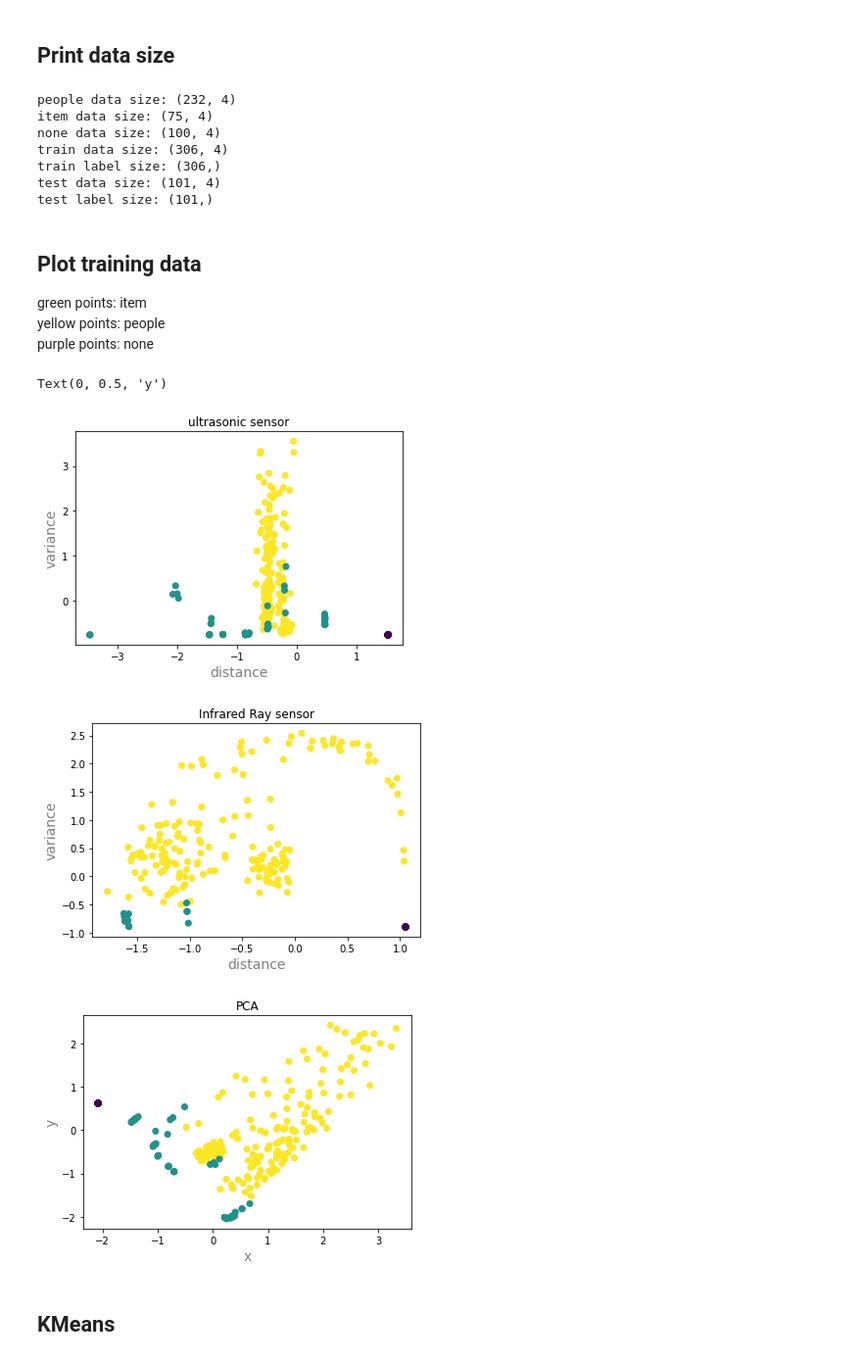
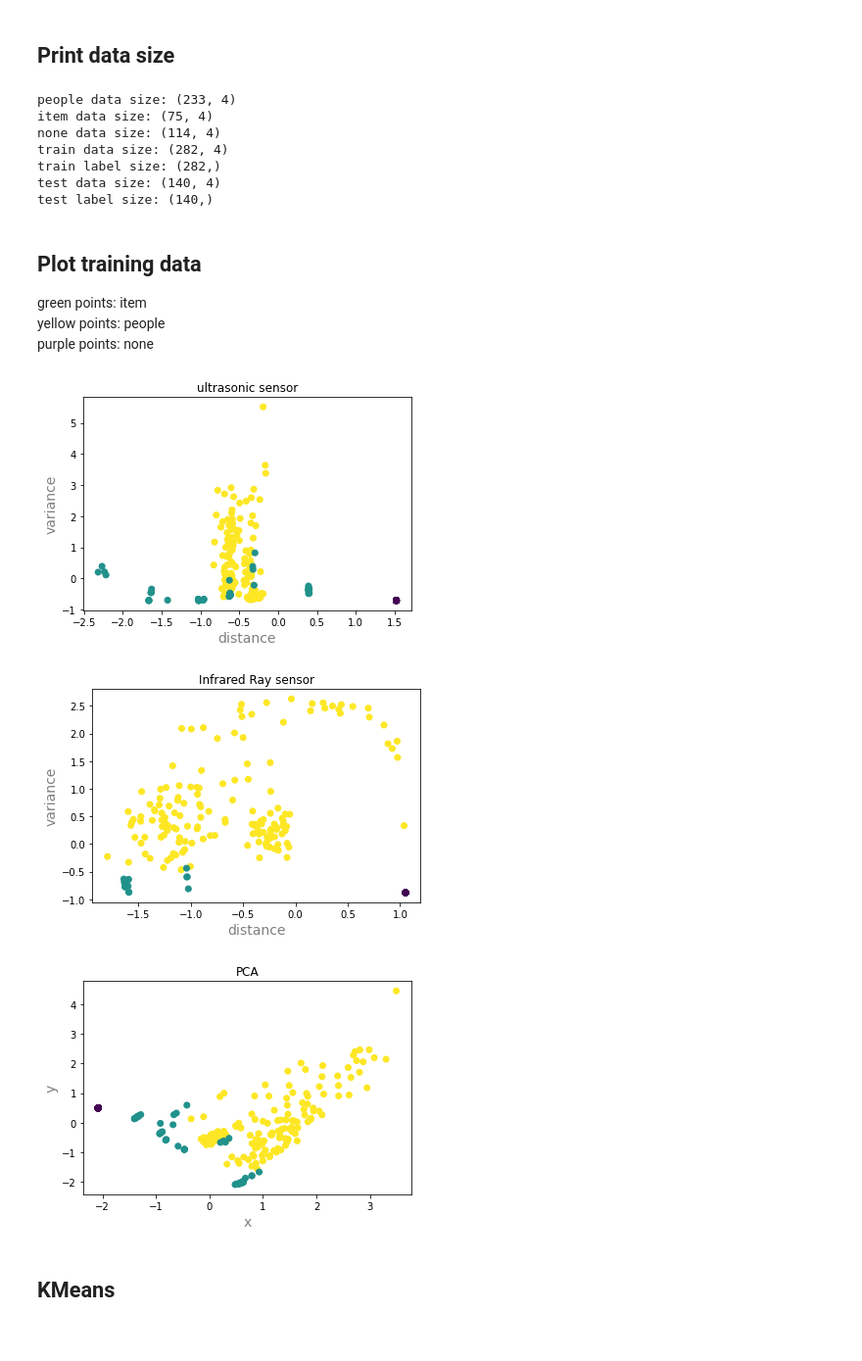
Before and after one commit to GarboLou/SeatU, a Jupyter notebook: src/data/model.ipynb, the cells around one changed output. Shown: that part at 98% size. Cells and saved outputs as stored; diff of their text form; code cells hidden in the pictures.

```diff
--- a/src/data/model.ipynb
+++ b/src/data/model.ipynb
@@ -12,7 +12,7 @@ import pickle
 # %% [output]
 Populating the interactive namespace from numpy and matplotlib
 # %%
-TRAIN_TEST_RATIO = 4
+TRAIN_TEST_RATIO = 3
 # %% [markdown]
 ## Get data
 # %%
@@ -67,13 +67,13 @@ print ("train label size:",np.shape(train_label))
 print("test data size:", np.shape(test_data))
 print ("test label size:",np.shape(test_label))
 # %% [output]
-people data size: (232, 4)
+people data size: (233, 4)
 item data size: (75, 4)
-none data size: (100, 4)
-train data size: (306, 4)
-train label size: (306,)
-test data size: (101, 4)
-test label size: (101,)
+none data size: (114, 4)
+train data size: (282, 4)
+train label size: (282,)
+test data size: (140, 4)
+test label size: (140,)
 # %% [markdown]
 ## Plot training data
 green points: item
@@ -82,25 +82,28 @@ purple points: none
 # %%
 # print (train_data)
 scatter(train_data[:,0],train_data[:,2], c=train_label)
 title("ultrasonic sensor")
 plt.xlabel('distance',fontsize=14,alpha=0.5)
 plt.ylabel('variance',fontsize=14,alpha=0.5)
+savefig("ultrasonic_sensor.jpg")
+
 figure()
 title("Infrared Ray sensor")
 scatter(train_data[:,1],train_data[:,3], c=train_label)
 plt.xlabel('distance',fontsize=14,alpha=0.5)
 plt.ylabel('variance',fontsize=14,alpha=0.5)
+savefig("Infrared_Ray_sensor.jpg")
 
 fig = figure()
 title("PCA")
 scatter(pca_train_data[:,0],pca_train_data[:,1], c=train_label)
 plt.xlabel('x',fontsize=14,alpha=0.5)
 plt.ylabel('y',fontsize=14,alpha=0.5)
+savefig("PCA.jpg")
 # %% [output]
-Text(0, 0.5, 'y')
-[figure, old version]
+[figure, new version]
-[figure, old version]
+[figure, new version]
-[figure, old version]
+[figure, new version]
 # %% [markdown]
 ## KMeans
 # %%
```
Also changed, not shown: parts of 4 cells of this notebook, 18 other files.
